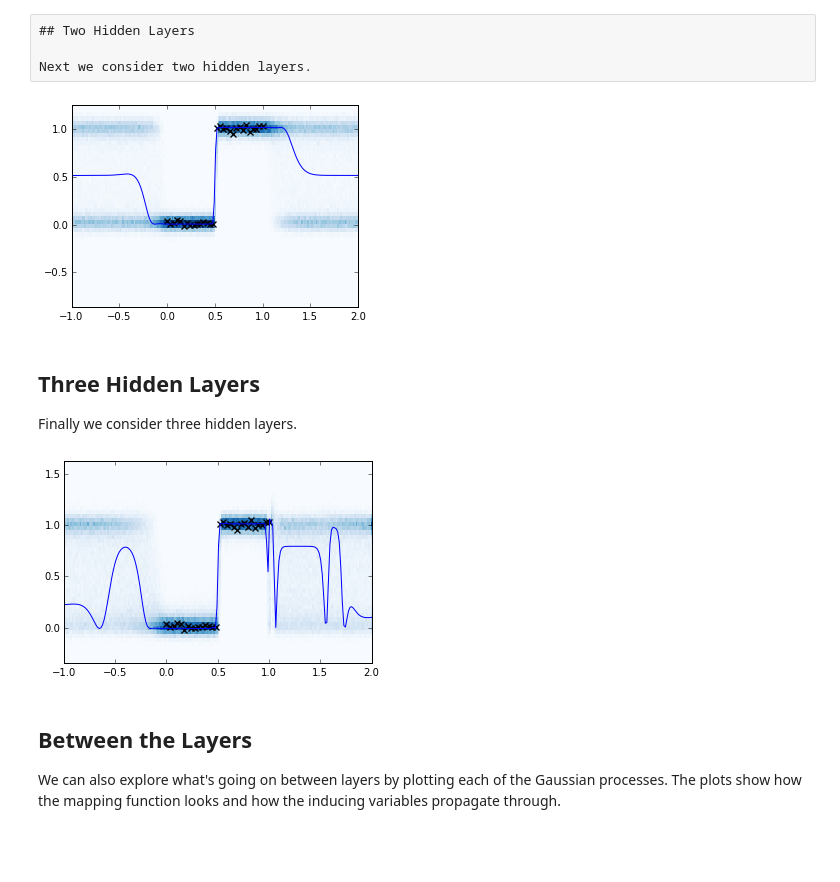
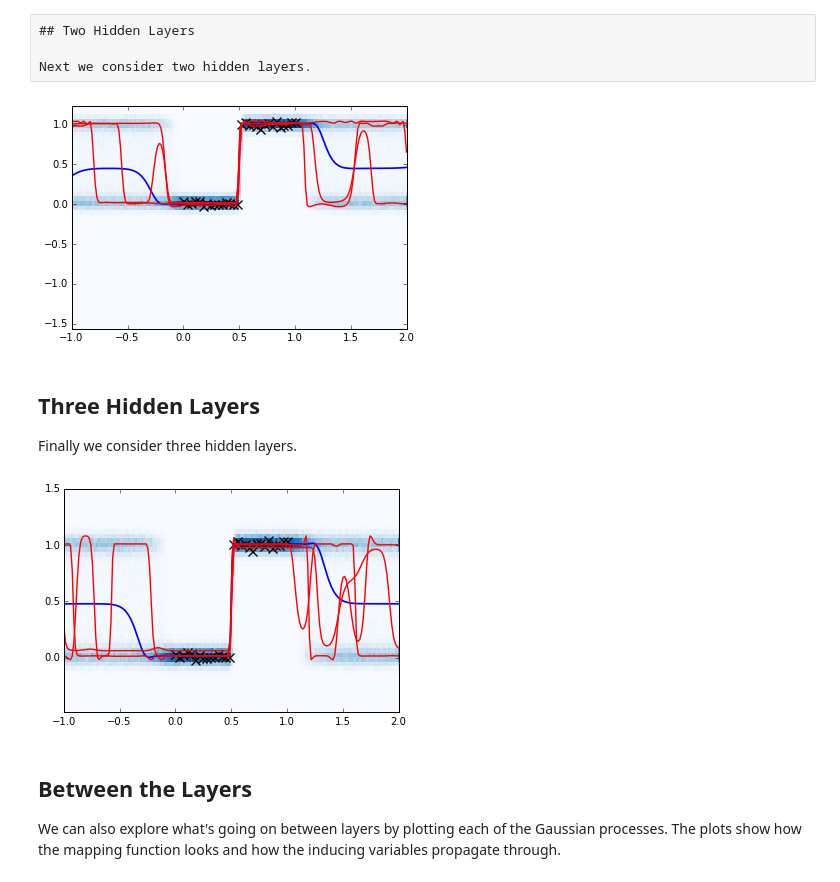
Before and after one commit to SheffieldML/deepGPy, a Jupyter notebook: Nested Deep GPs.ipynb, the cells around one changed output. Cells and saved outputs as stored; diff of their text form; code cells hidden in the pictures; blank space fills up the shorter version.

```diff
--- a/Nested Deep GPs.ipynb
+++ b/Nested Deep GPs.ipynb
@@ -19,7 +17,7 @@ Next some plotting for the notebook.
 # %%
 import matplotlib
 from matplotlib import pyplot as plt
-matplotlib.rcParams['figure.figsize'] = (12,6)
+matplotlib.rcParams['figure.figsize'] = (16,8)
 %matplotlib inline
 # %% [markdown]
 ## Non Gaussian Derivatives
@@ -80,9 +78,9 @@ Next we consider two hidden layers.
 model2 = build_supervised(X, Y, Qs=(1,1), Ms=(15,15,15))
 model2.optimize('bfgs', max_iters=1000, messages=1)
 # %%
-model2.plot((-1, 2))
+model2.plot((-1, 2),3)
 # %% [output]
-[figure, old version]
+[figure, new version]
 # %% [markdown]
 ## Three Hidden Layers
 
@@ -91,9 +89,9 @@ Finally we consider three hidden layers.
 model3 = build_supervised(X, Y, (2,2,2), (15, 15, 15, 15))
 model3.optimize('bfgs', messages=1,max_iters=5000)
 # %%
-model3.plot((-1, 2))
+model3.plot((-1, 2),3)
 # %% [output]
-[figure, old version]
+[figure, new version]
 # %% [markdown]
 ## Between the Layers
 
```
Also changed, not shown: parts of 4 cells of this notebook, 2 other files.
